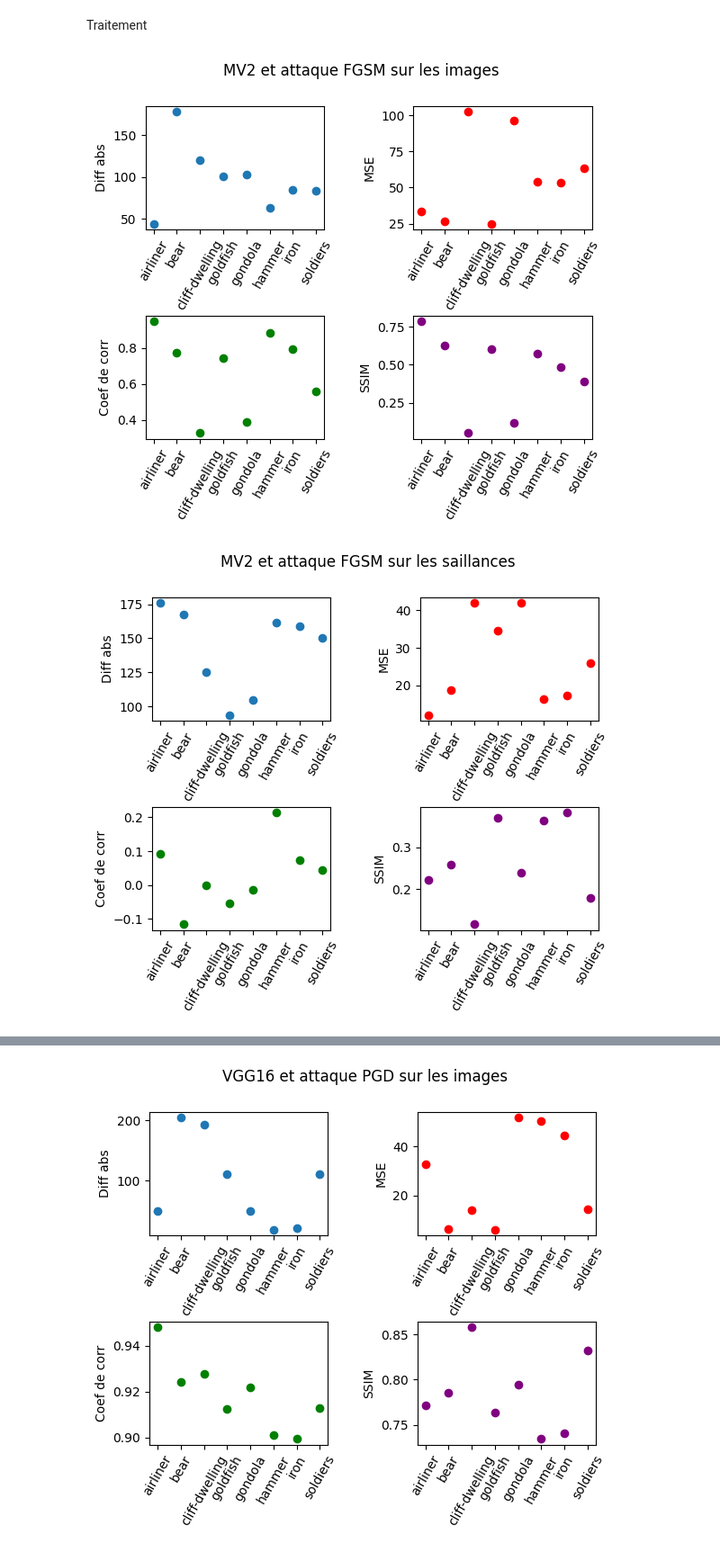
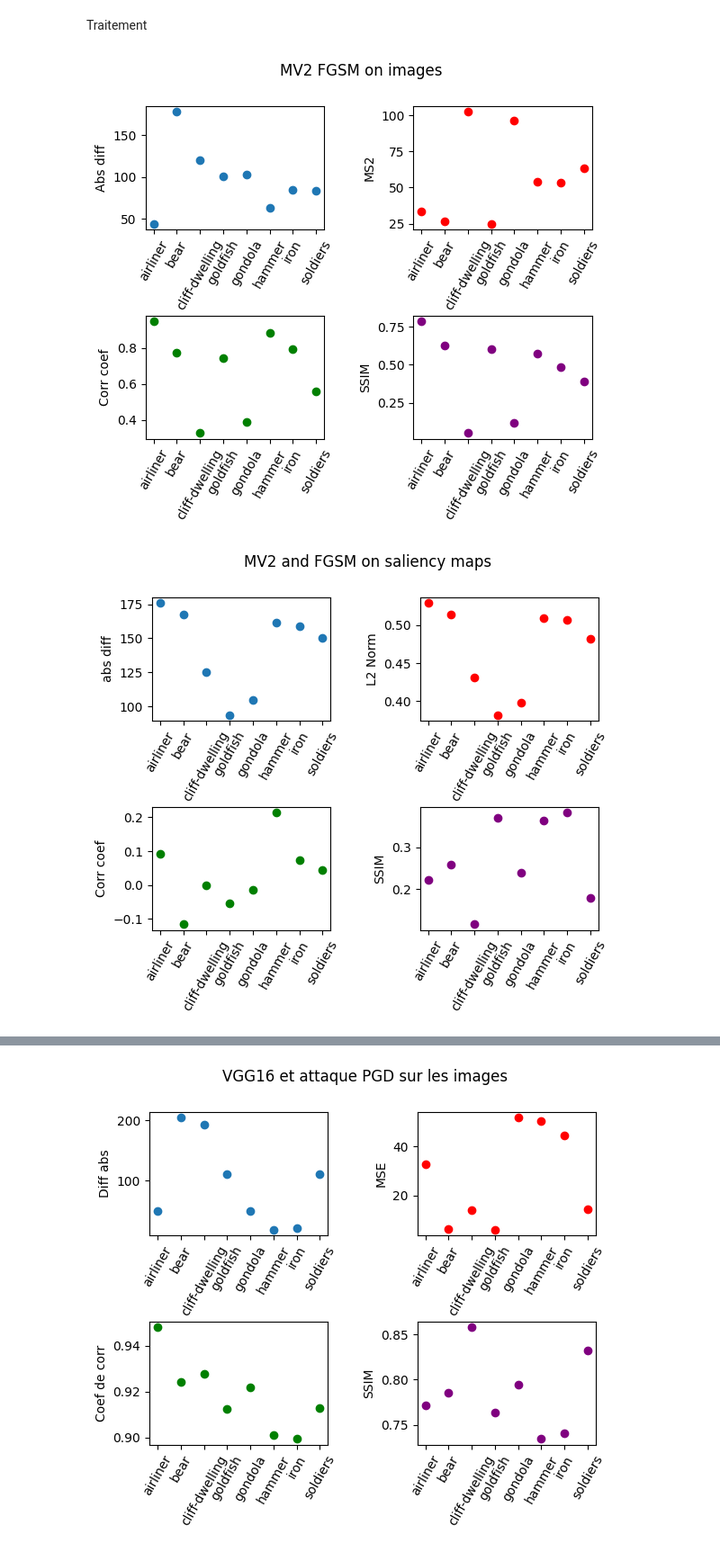
Before and after one commit to ArthurDelannoyazerty/S8-Explicability, a Jupyter notebook: final_dir/analysis_graph.ipynb, the cells around one changed output, grey strips where cells are left out. Shown at 90% size. Saved outputs shown, nothing was run; the diff lists cells and outputs as text; code cells hidden in the pictures.

```diff
--- a/final_dir/analysis_graph.ipynb
+++ b/final_dir/analysis_graph.ipynb
@@ -56,13 +56,13 @@ sal_ResNet_FGSM = attaque_sal_ResNet.get_group('FGSM')
 # %%
 df = img_MV2_FGSM.groupby(img_MV2_FGSM.Objet).mean()
 fig, ((ax1, ax2), (ax3, ax4)) = plt.subplots(2, 2)
-fig.suptitle('MV2 et attaque FGSM sur les images')
+fig.suptitle('MV2 FGSM on images')
 ax1.scatter(df.index.tolist(),df["Difference absolue"])
-ax1.set_ylabel("Diff abs")
+ax1.set_ylabel("Abs diff")
 ax2.scatter(df.index.tolist(),df["MSE"], c = 'red')
-ax2.set_ylabel("MSE")
+ax2.set_ylabel("MS2")
 ax3.scatter(df.index.tolist(),df["Coef de corrélation"], c = 'green')
-ax3.set_ylabel("Coef de corr")
+ax3.set_ylabel("Corr coef")
 ax4.scatter(df.index.tolist(),df["SSIM"], c = 'purple')
 ax4.set_ylabel("SSIM")
 
@@ -72,27 +72,27 @@ for ax in (ax1, ax2,ax3,ax4):
 plt.subplots_adjust(hspace=0.7)
 plt.subplots_adjust(wspace=0.5)
 # %% [output]
-[figure, old version]
+[figure, new version]
 # %%
 df = sal_MV2_FGSM.groupby(sal_MV2_FGSM.Objet).mean()
 fig, ((ax1, ax2), (ax3, ax4)) = plt.subplots(2, 2)
-fig.suptitle('MV2 et attaque FGSM sur les saillances')
+fig.suptitle('MV2 and FGSM on saliency maps')
 ax1.scatter(df.index.tolist(),df["Difference absolue"])
-ax1.set_ylabel("Diff abs")
-ax2.scatter(df.index.tolist(),df["MSE"], c = 'red')
-ax2.set_ylabel("MSE")
+ax1.set_ylabel("abs diff")
+ax2.scatter(df.index.tolist(),df["NormeL2"], c = 'red')
+ax2.set_ylabel("L2 Norm")
 ax3.scatter(df.index.tolist(),df["Coef de corrélation"], c = 'green')
-ax3.set_ylabel("Coef de corr")
+ax3.set_ylabel("Corr coef")
 ax4.scatter(df.index.tolist(),df["SSIM"], c = 'purple')
 ax4.set_ylabel("SSIM")
 
 for ax in (ax1, ax2,ax3,ax4):
     ax.tick_params(axis='x', rotation=60)
 
 plt.subplots_adjust(hspace=0.7)
 plt.subplots_adjust(wspace=0.5)
 # %% [output]
-[figure, old version]
+[figure, new version]
 # %%
 df = img_MV2_PGD.groupby(img_MV2_PGD.Objet).mean()
 fig, ((ax1, ax2), (ax3, ax4)) = plt.subplots(2, 2)
```
Also changed, not shown: parts of 23 cells of this notebook, 1 other file.
